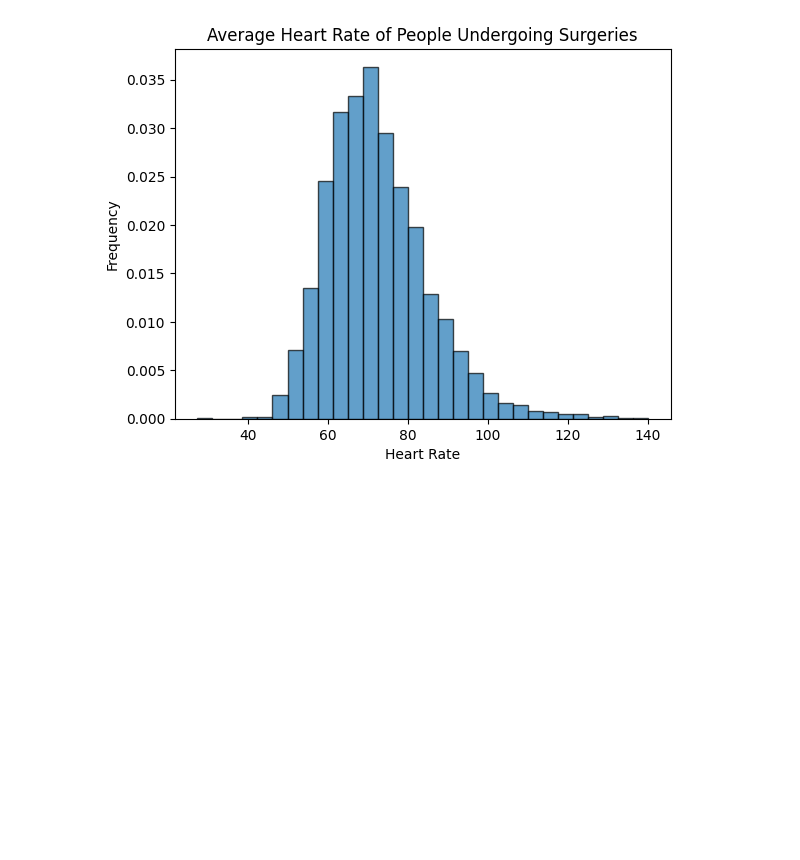
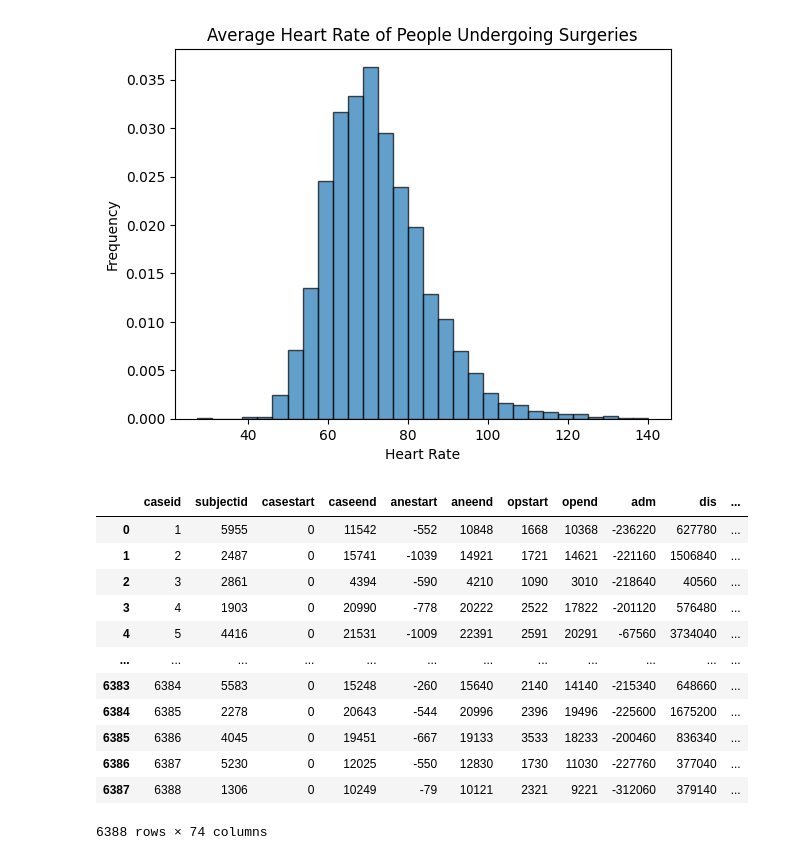
Before and after one commit to eibarolle/DSC106_Portfolio, a Jupyter notebook: projects/Project3/project3.ipynb, the cells around one changed output. Cells and saved outputs as stored; diff of their text form; code cells hidden in the pictures; blank space fills up the shorter version.

```diff
--- a/projects/Project3/project3.ipynb
+++ b/projects/Project3/project3.ipynb
@@ -217,3 +230,19 @@ plt.title("Average Heart Rate of People Undergoing Surgeries")
 plt.show()
 # %% [output]
 [figure]
+# %%
+clinical_data
+# %% [output]
+|  | ﻿caseid | subjectid | casestart | caseend | anestart | aneend | opstart | opend | adm | dis | ... |
+| 0 | 1 | 5955 | 0 | 11542 | -552 | 10848 | 1668 | 10368 | -236220 | 627780 | ... |
+| 1 | 2 | 2487 | 0 | 15741 | -1039 | 14921 | 1721 | 14621 | -221160 | 1506840 | ... |
+| 2 | 3 | 2861 | 0 | 4394 | -590 | 4210 | 1090 | 3010 | -218640 | 40560 | ... |
+| 3 | 4 | 1903 | 0 | 20990 | -778 | 20222 | 2522 | 17822 | -201120 | 576480 | ... |
+| 4 | 5 | 4416 | 0 | 21531 | -1009 | 22391 | 2591 | 20291 | -67560 | 3734040 | ... |
+| ... | ... | ... | ... | ... | ... | ... | ... | ... | ... | ... | ... |
+| 6383 | 6384 | 5583 | 0 | 15248 | -260 | 15640 | 2140 | 14140 | -215340 | 648660 | ... |
+| 6384 | 6385 | 2278 | 0 | 20643 | -544 | 20996 | 2396 | 19496 | -225600 | 1675200 | ... |
+| 6385 | 6386 | 4045 | 0 | 19451 | -667 | 19133 | 3533 | 18233 | -200460 | 836340 | ... |
+| 6386 | 6387 | 5230 | 0 | 12025 | -550 | 12830 | 1730 | 11030 | -227760 | 377040 | ... |
+| 6387 | 6388 | 1306 | 0 | 10249 | -79 | 10121 | 2321 | 9221 | -312060 | 379140 | ... |
+6388 rows × 74 columns
```
Also changed, not shown: parts of 3 cells of this notebook, 10 other files.
